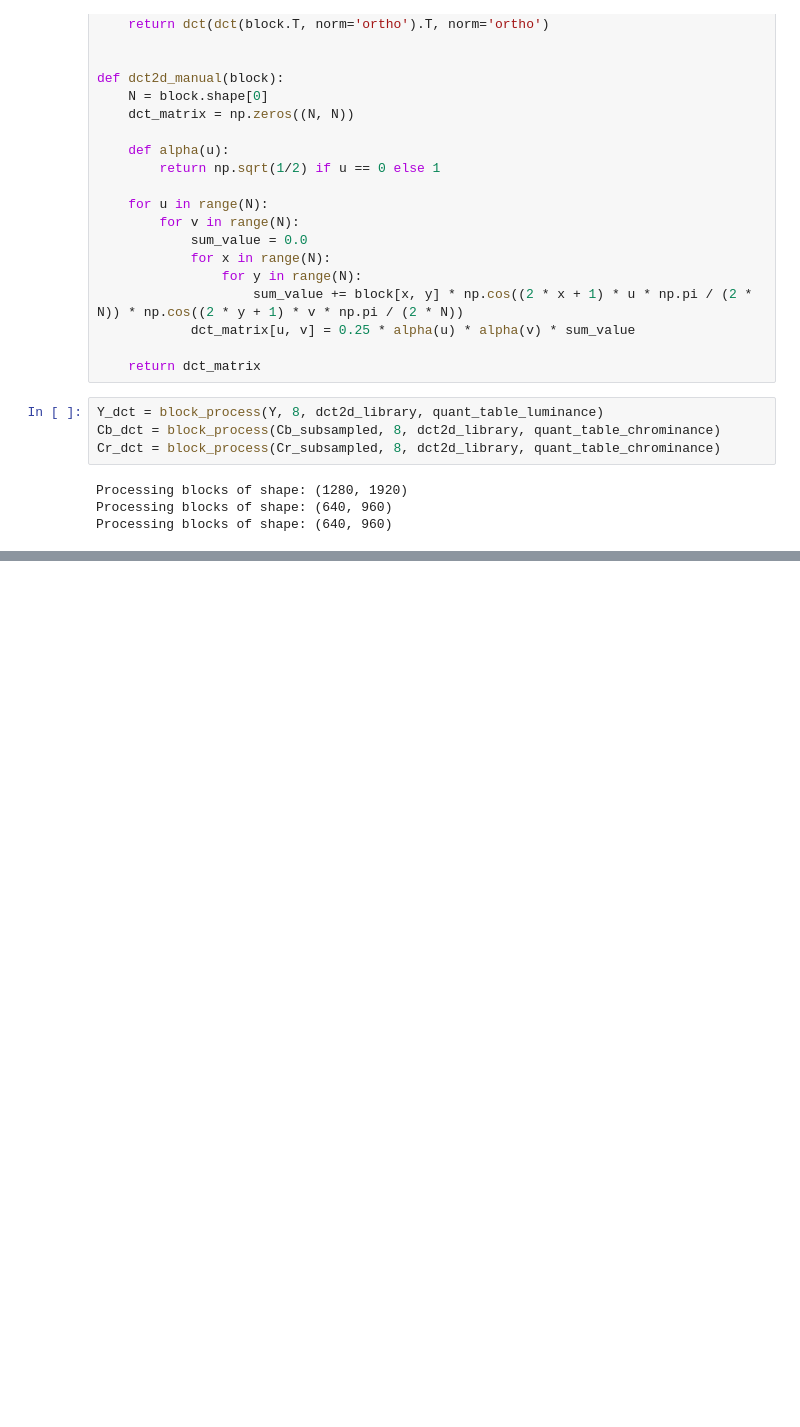
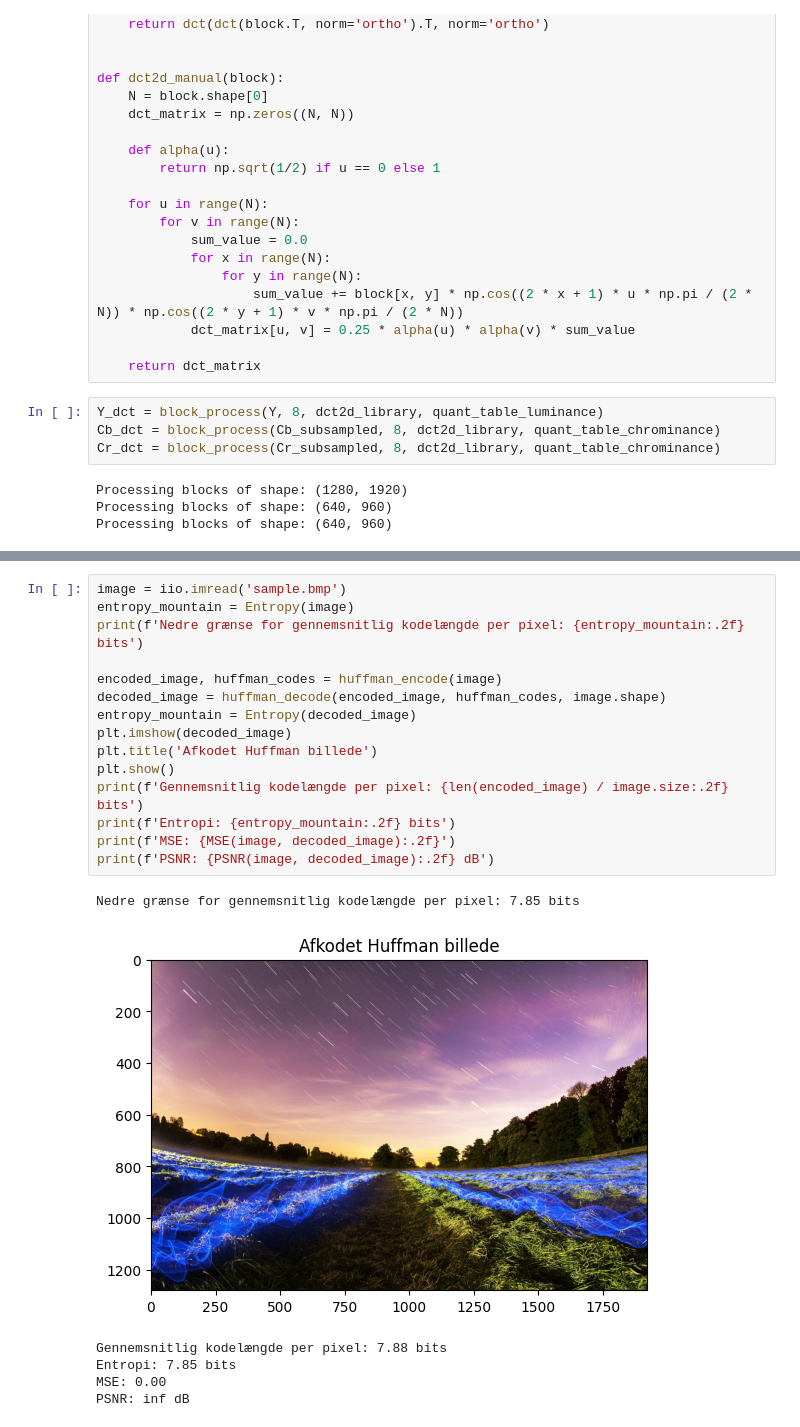
Before and after one commit to victorwinther/Coding-in-Communications-Systems-Project, a Jupyter notebook: TestingPage.ipynb, the cells around one changed output, grey strips where cells are left out. Drawn from its saved outputs; the diff is of its cells as text; blank space fills up the shorter version.

Commit message:
huffman implementeret

```diff
--- a/TestingPage.ipynb
+++ b/TestingPage.ipynb
@@ -183,0 +256,22 @@ Processing blocks of shape: (640, 960)
+# %%
+image = iio.imread('sample.bmp')
+entropy_mountain = Entropy(image)
+print(f'Nedre grænse for gennemsnitlig kodelængde per pixel: {entropy_mountain:.2f} bits')
+
+encoded_image, huffman_codes = huffman_encode(image)
+decoded_image = huffman_decode(encoded_image, huffman_codes, image.shape)
+entropy_mountain = Entropy(decoded_image)
+plt.imshow(decoded_image)
+plt.title('Afkodet Huffman billede')
+plt.show()
+print(f'Gennemsnitlig kodelængde per pixel: {len(encoded_image) / image.size:.2f} bits')
+print(f'Entropi: {entropy_mountain:.2f} bits')
+print(f'MSE: {MSE(image, decoded_image):.2f}')
+print(f'PSNR: {PSNR(image, decoded_image):.2f} dB')
+# %% [output]
+Nedre grænse for gennemsnitlig kodelængde per pixel: 7.85 bits
+[figure, added]
+Gennemsnitlig kodelængde per pixel: 7.88 bits
+Entropi: 7.85 bits
+MSE: 0.00
+PSNR: inf dB
```
Also changed, not shown: parts of 2 cells of this notebook, 11 other files.
